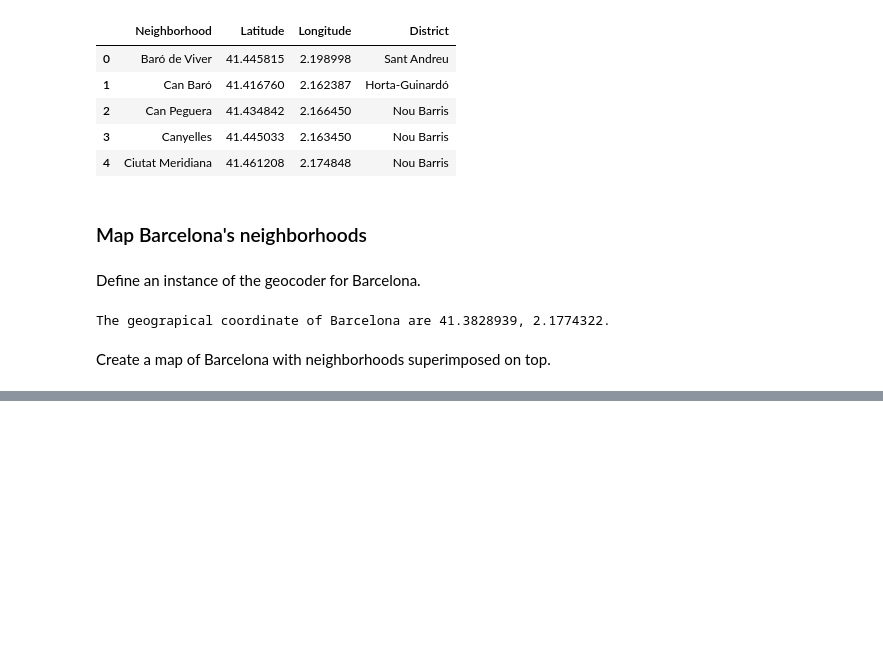
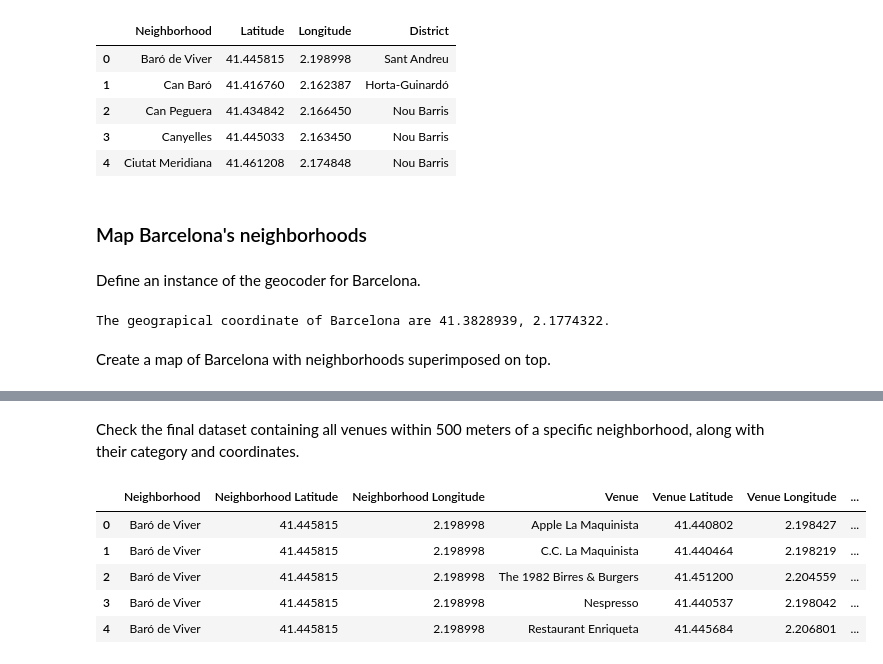
Before and after one commit to DamienAzzopardi/Coursera_Capstone, a Jupyter notebook: Capstone Project - The Battle of Neighborhoods.ipynb, the cells around one changed output, grey strips where cells are left out. Drawn from its saved outputs; the diff is of its cells as text; code cells hidden in the pictures; blank space fills up the shorter version.

```diff
--- a/Capstone Project - The Battle of Neighborhoods.ipynb
+++ b/Capstone Project - The Battle of Neighborhoods.ipynb
@@ -241,0 +250,5 @@ map_bcn
+# %%
+CLIENT_ID = 'RIYT5OPWMC205ZAGHGCHANWVHPBEQ2HJSTIRKLYXIAY0AWOJ'
+CLIENT_SECRET = 'CTFKGNQ13Y5ISMAXCEZL1ZB40WHZB1IXG0E44ZFBRLSXKCMD'
+VERSION = '20180605'
+LIMIT = 100
@@ -241,0 +312,5 @@ map_bcn
+# %%
+bcn_venues = getNearbyVenues(names=df_bcn['Neighborhood'],
+                                   latitudes=df_bcn['Latitude'],
+                                   longitudes=df_bcn['Longitude']
+                                  )
@@ -241,0 +335,11 @@ map_bcn
+# %% [markdown]
+Check the final dataset containing all venues within 500 meters of a specific neighborhood, along with their category and coordinates.
+# %%
+bcn_venues.head(5)
+# %% [output]
+|  | Neighborhood | Neighborhood Latitude | Neighborhood Longitude | Venue | Venue Latitude | Venue Longitude | ... |
+| 0 | Baró de Viver | 41.445815 | 2.198998 | Apple La Maquinista | 41.440802 | 2.198427 | ... |
+| 1 | Baró de Viver | 41.445815 | 2.198998 | C.C. La Maquinista | 41.440464 | 2.198219 | ... |
+| 2 | Baró de Viver | 41.445815 | 2.198998 | The 1982 Birres & Burgers | 41.451200 | 2.204559 | ... |
+| 3 | Baró de Viver | 41.445815 | 2.198998 | Nespresso | 41.440537 | 2.198042 | ... |
+| 4 | Baró de Viver | 41.445815 | 2.198998 | Restaurant Enriqueta | 41.445684 | 2.206801 | ... |
```
Also changed, not shown: parts of 38 cells of this notebook.
